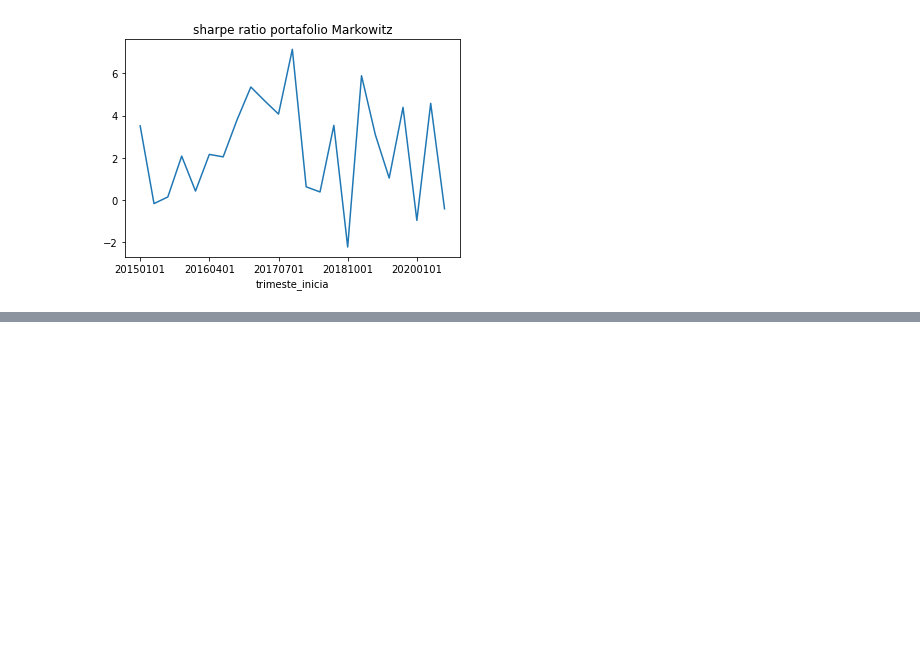
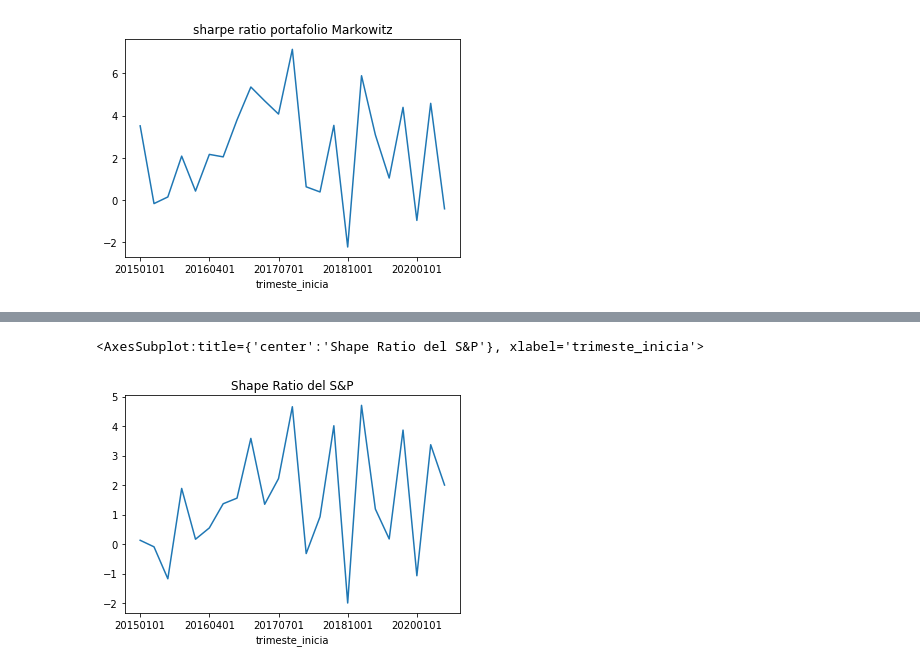
Before and after one commit to efvillar/Metaheuristic-Portfolio-Optimization, a Jupyter notebook: 1 Portafolios tipo markowitz.ipynb, the cells around one changed output, grey strips where cells are left out. Drawn from its saved outputs; the diff is of its cells as text; code cells hidden in the pictures; blank space fills up the shorter version.

```diff
--- a/1 Portafolios tipo markowitz.ipynb
+++ b/1 Portafolios tipo markowitz.ipynb
@@ -467,0 +492,6 @@ resultadosT['sharpe_ratio'].plot(title='sharpe ratio portafolio Markowitz')
+# %%
+data_syp['Trimestre'] = data_syp['Trimestre'].astype(str)
+# %%
+#listado de trimestres
+trimestres = resultadosT.index.to_list()
+trimestres
@@ -467,0 +532,17 @@ resultadosT['sharpe_ratio'].plot(title='sharpe ratio portafolio Markowitz')
+# %%
+data_syp_list = []
+for i, trim in enumerate(trimestres):
+    #print (i)
+    #print(trim)
+    rent_syp = data_syp[data_syp['Trimestre']==trim]['Retorno']
+    rend = annualize_rets(rent_syp, 253)
+    #print (rend)
+    vol = rent_syp.std()*np.sqrt(253)
+    #print (vol)
+    sharpe_syp =  (rend - rfT.iloc[i]['three-month U.S. Treasury bill'])/vol
+    #print (sharpe_syp)
+    data_syp_list.append([trim,rend,vol,sharpe_syp])
+
+
+
+data_syp_list
@@ -467,0 +567,5 @@ resultadosT['sharpe_ratio'].plot(title='sharpe ratio portafolio Markowitz')
+# %%
+data_syp_list_df = pd.DataFrame(data_syp_list, columns=['trimeste_inicia','retorno_anual_syp',
+                                                        'desviacion_estandar_anual_syp','sharpe_ratio_syp'])
+data_syp_list_df = data_syp_list_df.set_index('trimeste_inicia')
+data_syp_list_df
@@ -467,0 +591,5 @@ resultadosT['sharpe_ratio'].plot(title='sharpe ratio portafolio Markowitz')
+# %%
+data_syp_list_df['sharpe_ratio_syp'].plot(title='Shape Ratio del S&P')
+# %% [output]
+<AxesSubplot:title={'center':'Shape Ratio del S&P'}, xlabel='trimeste_inicia'>
+[figure, added]
```
Also changed, not shown: parts of 16 cells of this notebook, 1 other file.
